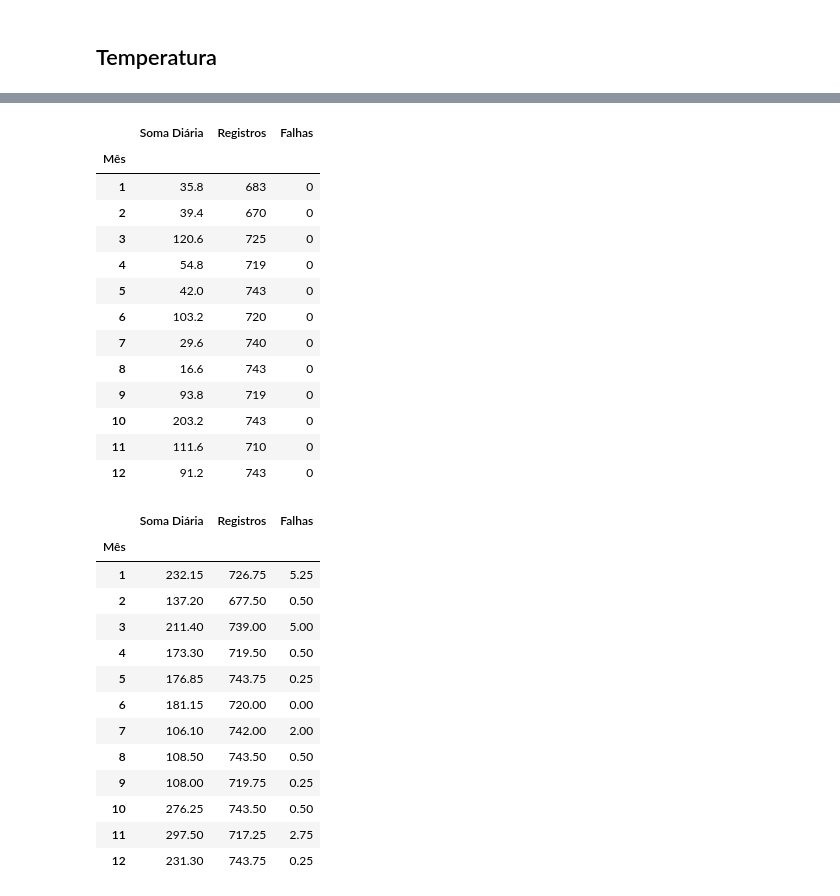
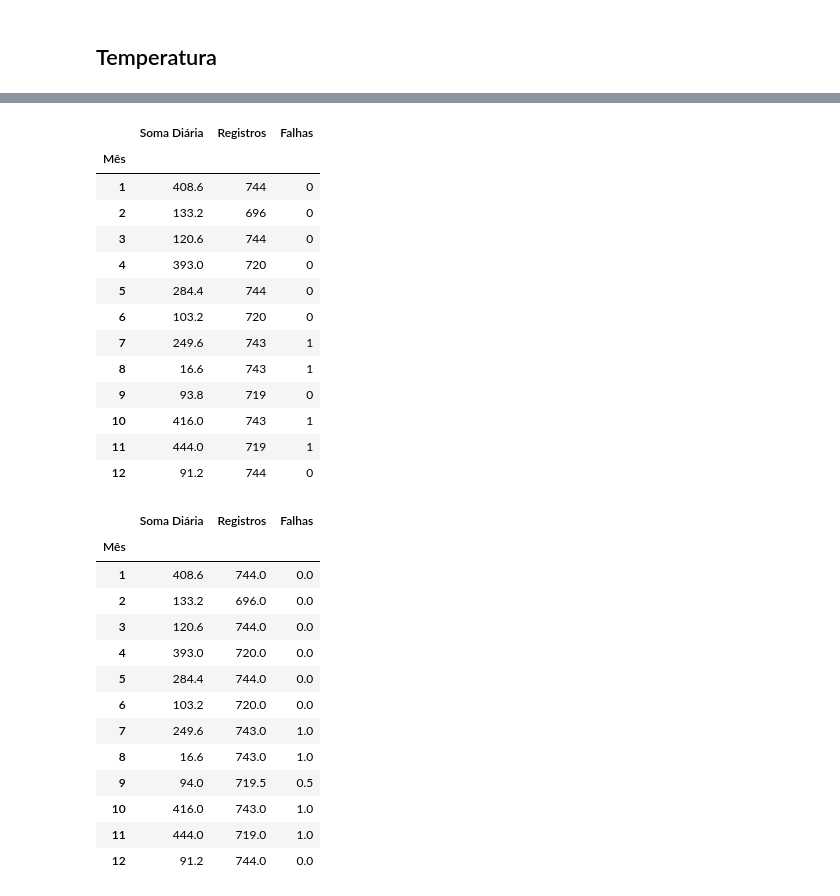
Before and after one commit to vitoria20241/LAUTEC, a Jupyter notebook: Notebooks/Normal_climatologica.ipynb, the cells around one changed output, grey strips where cells are left out. Drawn from its saved outputs; the diff is of its cells as text; code cells hidden in the pictures.

```diff
--- a/Notebooks/Normal_climatologica.ipynb
+++ b/Notebooks/Normal_climatologica.ipynb
@@ -256,9 +86,9 @@ precipitacao = pd.read_excel(pasta+'\\precipitacao_diaria_ate_20_01_25.xls',
 # Somatório
 precipitacao = precipitacao.resample('ME').sum()
 
-# Extrair dados de Jan/2021 a Dez/2024
-precipitacao = precipitacao.loc[(precipitacao.index >= '2021-01-01')&(
-    precipitacao.index <= '2024-12-31')]
+# Extrair dados de Set/2023 a Set/2024
+precipitacao = precipitacao.loc[(precipitacao.index >= '2023-09-01')&(
+    precipitacao.index <= '2024-09-30')]
 
 # Coluna com o mês
 precipitacao['Mês'] = precipitacao.index.month
@@ -267,9 +97,9 @@ precipitacao['Mês'] = precipitacao.index.month
 precipitacao = precipitacao.loc[~(precipitacao['Soma Diária'] == 0)]
 # %%
 # Extrair valores mínimos, médios e máximos
-prec_min = precipitacao.groupby('Mês').min()
-prec_med = precipitacao.groupby('Mês').mean()
-prec_max = precipitacao.groupby('Mês').max()
+prec_min_proj = precipitacao.groupby('Mês').min()
+prec_med_proj = precipitacao.groupby('Mês').mean()
+prec_max_proj = precipitacao.groupby('Mês').max()
 # %% [markdown]
 ## Temperatura
 # %%
@@ -379,35 +322,35 @@ plt.savefig("C:\\ENS\\LAUTEC\\Outputs\\2021a2024.png",
 # %%
-prec_min
+prec_min_proj
 # %% [output]
 |  | Soma Diária | Registros | Falhas |
 | Mês |  |  |  |
-| 1 | 35.8 | 683 | 0 |
-| 2 | 39.4 | 670 | 0 |
-| 3 | 120.6 | 725 | 0 |
-| 4 | 54.8 | 719 | 0 |
-| 5 | 42.0 | 743 | 0 |
+| 1 | 408.6 | 744 | 0 |
+| 2 | 133.2 | 696 | 0 |
+| 3 | 120.6 | 744 | 0 |
+| 4 | 393.0 | 720 | 0 |
+| 5 | 284.4 | 744 | 0 |
 | 6 | 103.2 | 720 | 0 |
-| 7 | 29.6 | 740 | 0 |
-| 8 | 16.6 | 743 | 0 |
+| 7 | 249.6 | 743 | 1 |
+| 8 | 16.6 | 743 | 1 |
 | 9 | 93.8 | 719 | 0 |
-| 10 | 203.2 | 743 | 0 |
-| 11 | 111.6 | 710 | 0 |
-| 12 | 91.2 | 743 | 0 |
+| 10 | 416.0 | 743 | 1 |
+| 11 | 444.0 | 719 | 1 |
+| 12 | 91.2 | 744 | 0 |
 # %%
-prec_med
+prec_med_proj
 # %% [output]
 |  | Soma Diária | Registros | Falhas |
 | Mês |  |  |  |
-| 1 | 232.15 | 726.75 | 5.25 |
-| 2 | 137.20 | 677.50 | 0.50 |
-| 3 | 211.40 | 739.00 | 5.00 |
-| 4 | 173.30 | 719.50 | 0.50 |
-| 5 | 176.85 | 743.75 | 0.25 |
-| 6 | 181.15 | 720.00 | 0.00 |
-| 7 | 106.10 | 742.00 | 2.00 |
-| 8 | 108.50 | 743.50 | 0.50 |
-| 9 | 108.00 | 719.75 | 0.25 |
-| 10 | 276.25 | 743.50 | 0.50 |
-| 11 | 297.50 | 717.25 | 2.75 |
-| 12 | 231.30 | 743.75 | 0.25 |
+| 1 | 408.6 | 744.0 | 0.0 |
+| 2 | 133.2 | 696.0 | 0.0 |
+| 3 | 120.6 | 744.0 | 0.0 |
+| 4 | 393.0 | 720.0 | 0.0 |
+| 5 | 284.4 | 744.0 | 0.0 |
+| 6 | 103.2 | 720.0 | 0.0 |
+| 7 | 249.6 | 743.0 | 1.0 |
+| 8 | 16.6 | 743.0 | 1.0 |
+| 9 | 94.0 | 719.5 | 0.5 |
+| 10 | 416.0 | 743.0 | 1.0 |
+| 11 | 444.0 | 719.0 | 1.0 |
+| 12 | 91.2 | 744.0 | 0.0 |
 # %%
```
Also changed, not shown: parts of 27 cells of this notebook.
